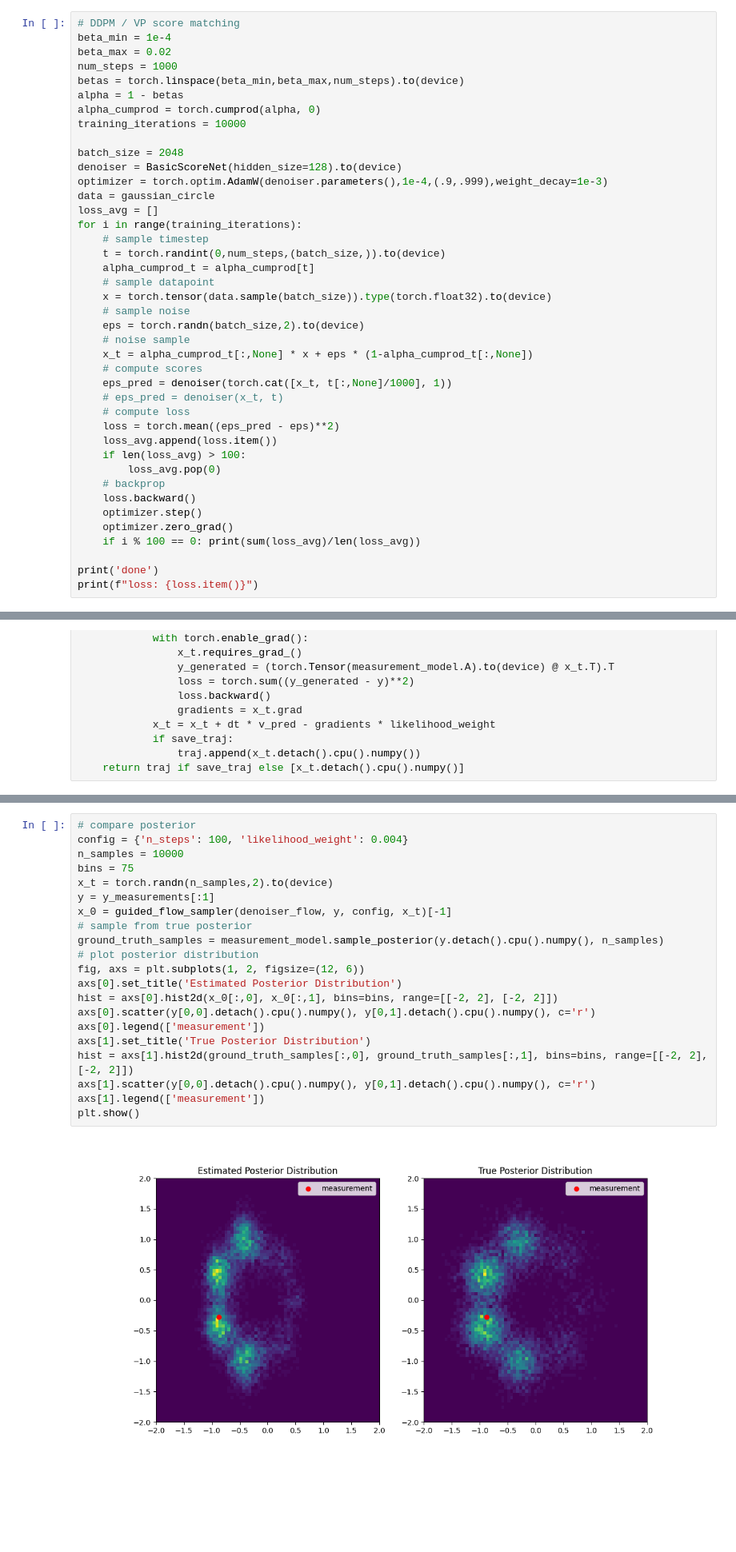
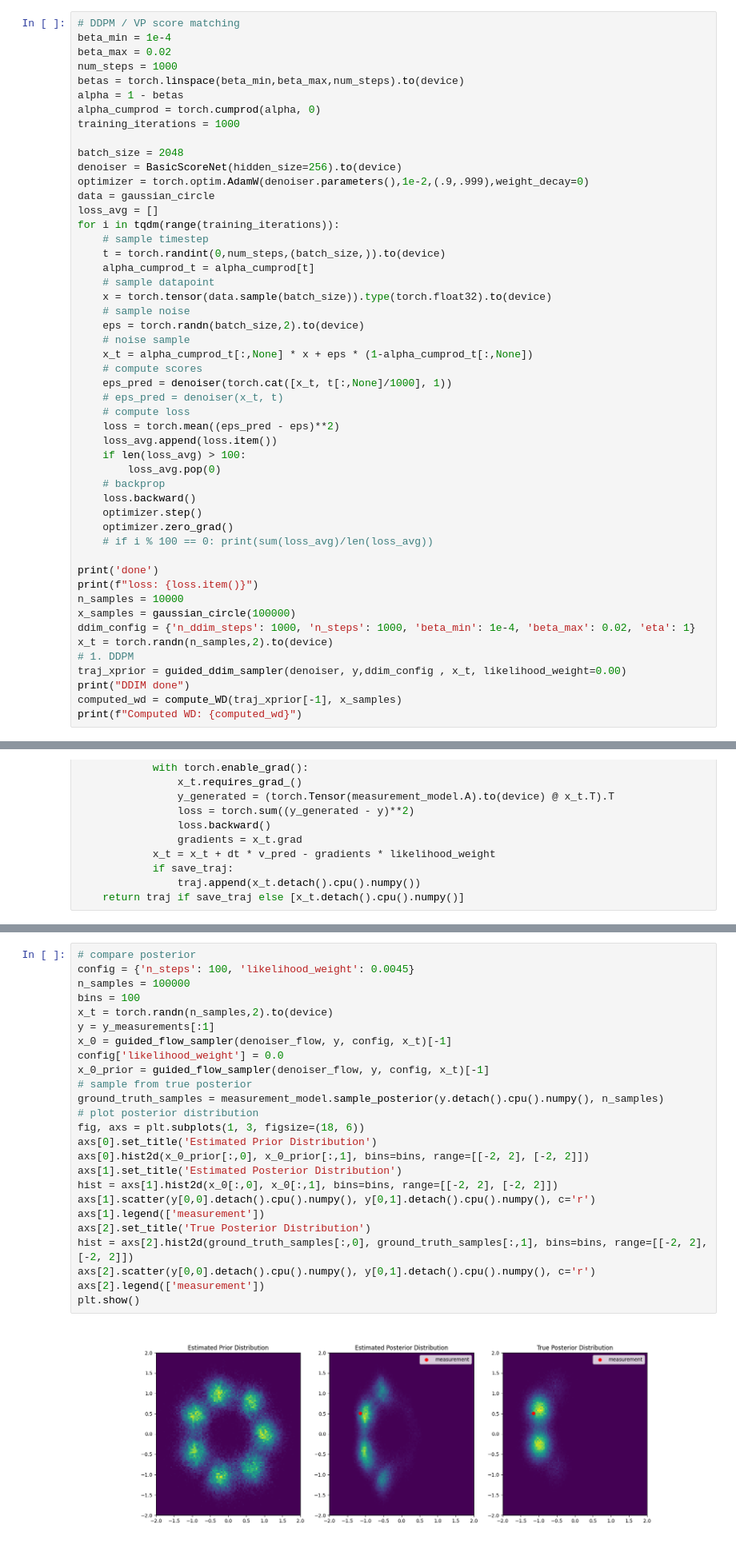
Before and after one commit to juliuserbach/diffusion_playground, a Jupyter notebook: guidance_GMM.ipynb, the cells around one changed output, grey strips where cells are left out. Shown at 80% size. Saved outputs shown, nothing was run; the diff lists cells and outputs as text; blank space fills up the shorter version.

```diff
--- a/guidance_GMM.ipynb
+++ b/guidance_GMM.ipynb
@@ -220,14 +231,14 @@ num_steps = 1000
 betas = torch.linspace(beta_min,beta_max,num_steps).to(device)
 alpha = 1 - betas
 alpha_cumprod = torch.cumprod(alpha, 0)
-training_iterations = 10000
+training_iterations = 1000
 
 batch_size = 2048
-denoiser = BasicScoreNet(hidden_size=128).to(device)
-optimizer = torch.optim.AdamW(denoiser.parameters(),1e-4,(.9,.999),weight_decay=1e-3)
+denoiser = BasicScoreNet(hidden_size=256).to(device)
+optimizer = torch.optim.AdamW(denoiser.parameters(),1e-2,(.9,.999),weight_decay=0)
 data = gaussian_circle
 loss_avg = []
-for i in range(training_iterations):
+for i in tqdm(range(training_iterations)):
     # sample timestep
     t = torch.randint(0,num_steps,(batch_size,)).to(device)
     alpha_cumprod_t = alpha_cumprod[t]
@@ -249,8 +260,17 @@ for i in range(training_iterations):
     loss.backward()
     optimizer.step()
     optimizer.zero_grad()
-    if i % 100 == 0: print(sum(loss_avg)/len(loss_avg))
+    # if i % 100 == 0: print(sum(loss_avg)/len(loss_avg))
 
 print('done')
 print(f"loss: {loss.item()}")
+n_samples = 10000
+x_samples = gaussian_circle(100000)
+ddim_config = {'n_ddim_steps': 1000, 'n_steps': 1000, 'beta_min': 1e-4, 'beta_max': 0.02, 'eta': 1}
+x_t = torch.randn(n_samples,2).to(device)
+# 1. DDPM
+traj_xprior = guided_ddim_sampler(denoiser, y,ddim_config , x_t, likelihood_weight=0.00)
+print("DDIM done")
+computed_wd = compute_WD(traj_xprior[-1], x_samples)
+print(f"Computed WD: {computed_wd}")
 # %% [output]
@@ -531,23 +541,27 @@ Text(0.5, 1.0, 'Density and Trajectory Flow Matching')
 # %%
 # compare posterior
-config = {'n_steps': 100, 'likelihood_weight': 0.004}
-n_samples = 10000
-bins = 75
+config = {'n_steps': 100, 'likelihood_weight': 0.0045}
+n_samples = 100000
+bins = 100
 x_t = torch.randn(n_samples,2).to(device)
 y = y_measurements[:1]
 x_0 = guided_flow_sampler(denoiser_flow, y, config, x_t)[-1]
+config['likelihood_weight'] = 0.0
+x_0_prior = guided_flow_sampler(denoiser_flow, y, config, x_t)[-1]
 # sample from true posterior
 ground_truth_samples = measurement_model.sample_posterior(y.detach().cpu().numpy(), n_samples)
 # plot posterior distribution
-fig, axs = plt.subplots(1, 2, figsize=(12, 6))
-axs[0].set_title('Estimated Posterior Distribution')
-hist = axs[0].hist2d(x_0[:,0], x_0[:,1], bins=bins, range=[[-2, 2], [-2, 2]])
-axs[0].scatter(y[0,0].detach().cpu().numpy(), y[0,1].detach().cpu().numpy(), c='r')
-axs[0].legend(['measurement'])
-axs[1].set_title('True Posterior Distribution')
-hist = axs[1].hist2d(ground_truth_samples[:,0], ground_truth_samples[:,1], bins=bins, range=[[-2, 2], [-2, 2]])
+fig, axs = plt.subplots(1, 3, figsize=(18, 6))
+axs[0].set_title('Estimated Prior Distribution')
+axs[0].hist2d(x_0_prior[:,0], x_0_prior[:,1], bins=bins, range=[[-2, 2], [-2, 2]])
+axs[1].set_title('Estimated Posterior Distribution')
+hist = axs[1].hist2d(x_0[:,0], x_0[:,1], bins=bins, range=[[-2, 2], [-2, 2]])
 axs[1].scatter(y[0,0].detach().cpu().numpy(), y[0,1].detach().cpu().numpy(), c='r')
 axs[1].legend(['measurement'])
+axs[2].set_title('True Posterior Distribution')
+hist = axs[2].hist2d(ground_truth_samples[:,0], ground_truth_samples[:,1], bins=bins, range=[[-2, 2], [-2, 2]])
+axs[2].scatter(y[0,0].detach().cpu().numpy(), y[0,1].detach().cpu().numpy(), c='r')
+axs[2].legend(['measurement'])
 plt.show()
 # %% [output]
-[figure, old version]
+[figure, new version]
```
Also changed, not shown: parts of 18 cells of this notebook.
